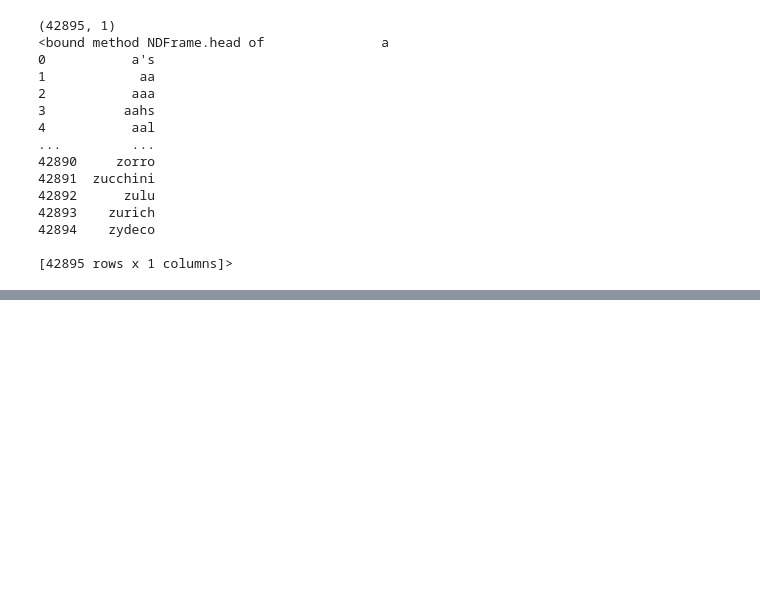
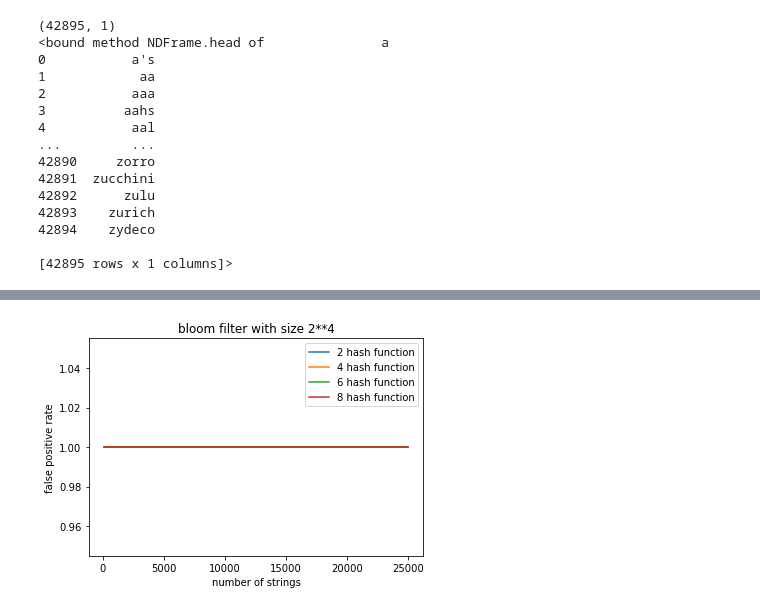
Before and after one commit to seankan1128/CSCI8790_Project1, a Jupyter notebook: Project_1.ipynb, the cells around one changed output, grey strips where cells are left out. Cells and saved outputs as stored; diff of their text form; code cells hidden in the pictures; blank space fills up the shorter version.

```diff
--- a/Project_1.ipynb
+++ b/Project_1.ipynb
@@ -75,6 +85,8 @@ len(bloomfilter_list)
 data = pd.read_csv("wlist_match11.txt")
 print(data.shape)
 print(data.head)
+word_list_1 = data.values.tolist()
+word_list = [ item for elem in word_list_1 for item in elem]
 # %% [output]
 (42895, 1)
 <bound method NDFrame.head of               a
@@ -95,0 +115,8 @@ da
+# %%
+#Create a list of words not presented
+#Each with length 15000 for stability of FP rate
+unpresent_list = []
+for i in range(15000):
+    unpresent_list.append(word_list[25000+i])
+
+len(unpresent_list)
@@ -95,0 +125,6 @@ da
+# %%
+#Check for failed word
+for i in range(25000):
+    if(isinstance(present_list[i], float) == True):
+        print(i)
+        break
@@ -95,0 +133,3 @@ da
+# %%
+unpresent_list[8446] = "dsadsa"
+present_list[24954] = "asdasd"
@@ -95,0 +282,40 @@ da
+# %%
+# line 1 points
+x1 = num_of_str
+y1 = fp_rates_list_1[0]
+# plotting the line 1 points
+plt.plot(x1, y1, label = "2 hash function")
+
+# line 2 points
+x2 = num_of_str
+y2 = fp_rates_list_1[1]
+# plotting the line 2 points
+plt.plot(x2, y2, label = "4 hash function")
+
+# line 3 points
+x2 = num_of_str
+y2 = fp_rates_list_1[2]
+# plotting the line 2 points
+plt.plot(x2, y2, label = "6 hash function")
+
+# line 4 points
+x2 = num_of_str
+y2 = fp_rates_list_1[3]
+# plotting the line 2 points
+plt.plot(x2, y2, label = "8 hash function")
+
+
+# naming the x axis
+plt.xlabel('number of strings')
+# naming the y axis
+plt.ylabel('false positive rate')
+# giving a title to my graph
+plt.title('bloom filter with size 2**4')
+
+# show a legend on the plot
+plt.legend()
+
+# function to show the plot
+plt.show()
+# %% [output]
+[figure, added]
```
Also changed, not shown: parts of 19 cells of this notebook, 4 other files.
